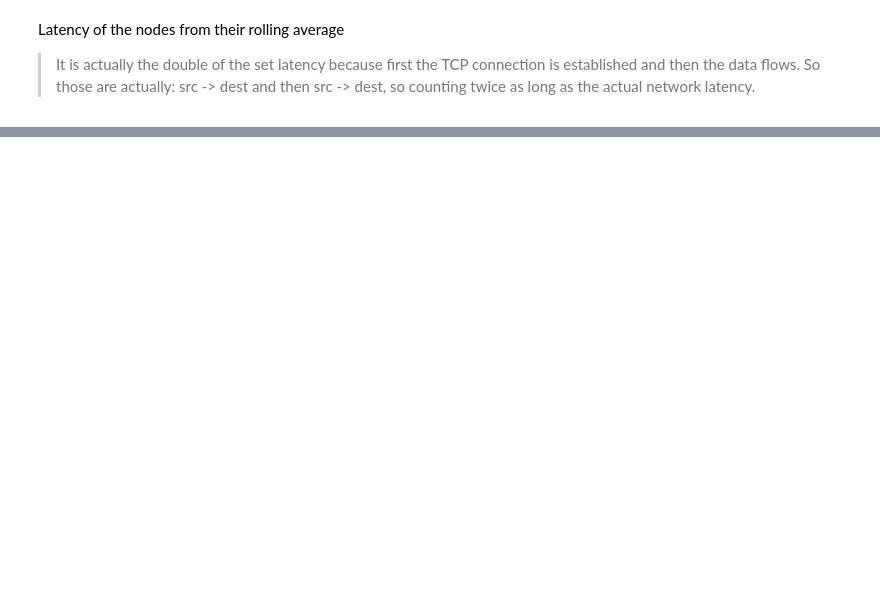
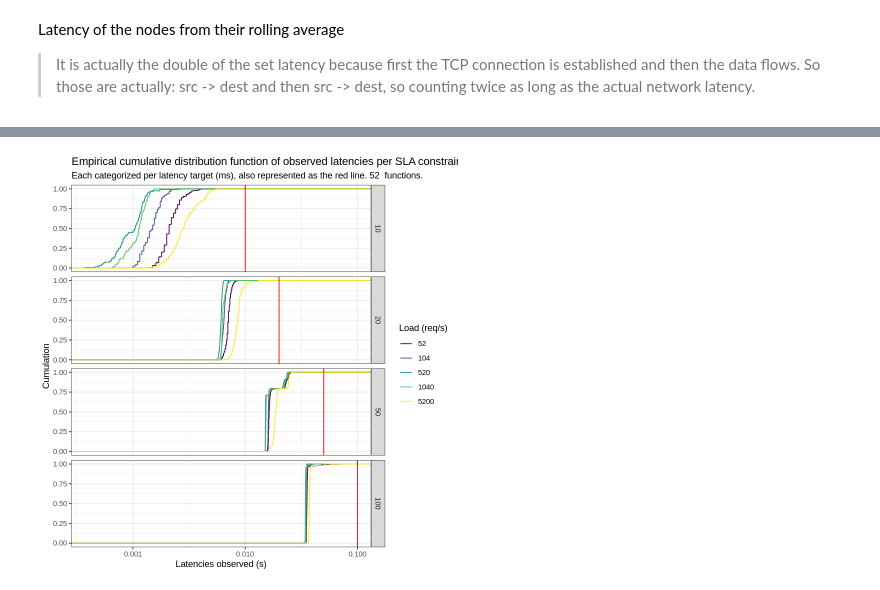
Before and after one commit to VolodiaPG/giraff, a Jupyter notebook: enos/live/experiment.ipynb, the cells around one changed output, grey strips where cells are left out. Cells and saved outputs as stored; diff of their text form; code cells hidden in the pictures; blank space fills up the shorter version.

Commit message:
feat(jupyter): Add ECDF

```diff
--- a/enos/live/experiment.ipynb
+++ b/enos/live/experiment.ipynb
@@ -555,0 +554,38 @@ A grouped_df: 6 × 7
+# %%
+# dataLine <- average %>%
+#   select(latency) %>%
+#   summarize(mean_x = mean(Sepal.Length))
+nb_functions <- average %>%
+    group_by(tag) %>%
+    select(tag) %>%
+    distinct() %>%
+    {.}
+
+print(
+  average %>%
+    ggplot(
+      aes(
+        new_avg,
+        # group = vars(period),
+        color = factor(nrow(nb_functions) * 1000/as.numeric(period)),
+        # y = new_avg
+        # label = scales::percent(percent_per_winner)
+      )
+    ) +
+    theme_bw() +
+    stat_ecdf() +
+    scale_x_continuous(trans="log10") +
+    labs(
+      x = "Latencies observed (s)",
+      y = "Cumulation",
+      title = "Empirical cumulative distribution function of observed latencies per SLA constraints",
+      subtitle = paste("Each categorized per latency target (ms), also represented as the red line.", nrow(nb_functions), " functions."),
+      color = "Load (req/s)"
+    ) +
+    facet_grid(rows = vars(factor(latency, stringr::str_sort(unique(latency), numeric = TRUE)))) +
+    geom_vline(data=latencies, aes(xintercept=as.numeric(latency)/1000), colour="red") +
+    scale_color_viridis(discrete = TRUE, option = "D") +
+    scale_fill_viridis(discrete = TRUE)
+)
+# %% [output]
+[figure, added]
```
Also changed, not shown: parts of 11 cells of this notebook.
